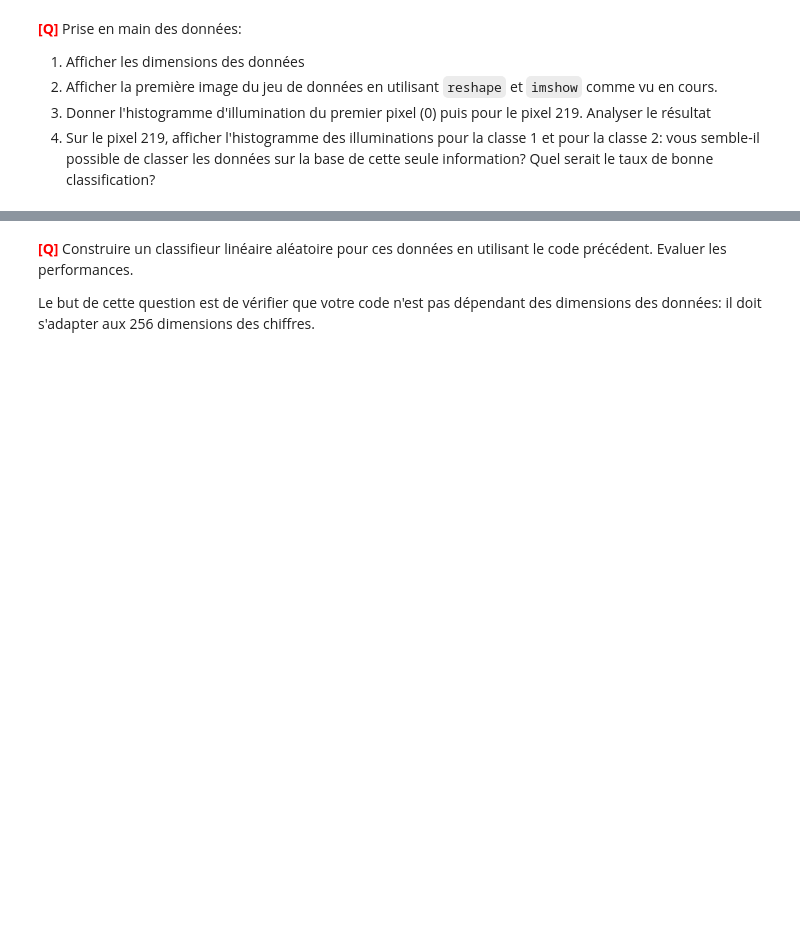
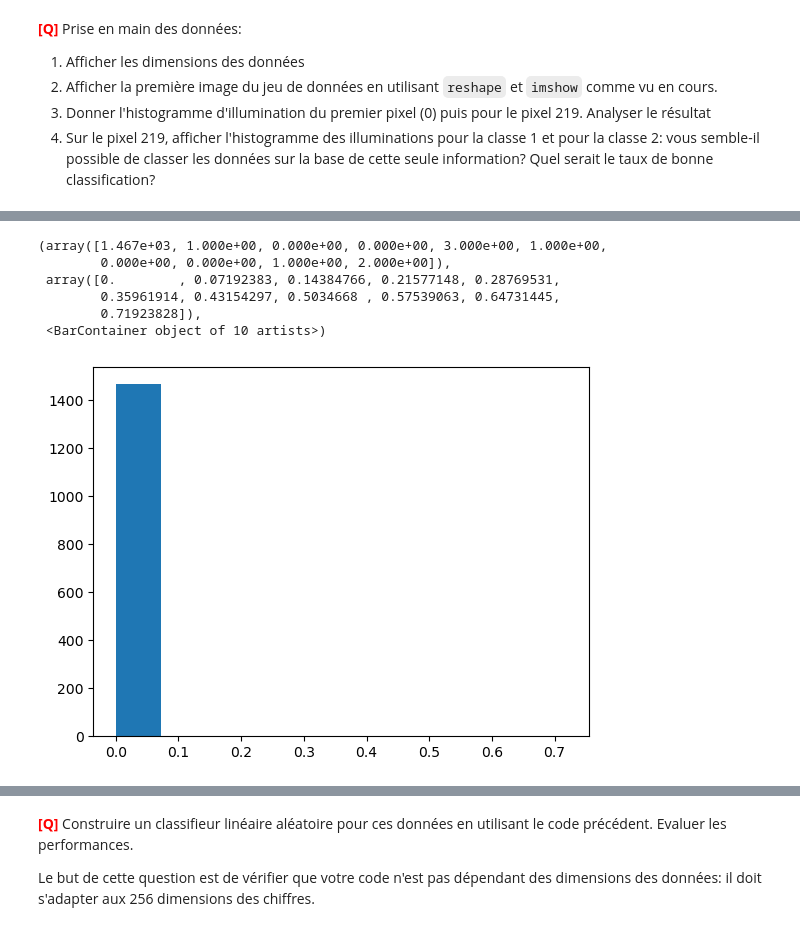
Before and after one commit to ZhouRUNLIN/LU3IN026-AI-DataScience, a Jupyter notebook: tme-02/tme-02.ipynb, the cells around one changed output, grey strips where cells are left out. Saved outputs shown, nothing was run; the diff lists cells and outputs as text; code cells hidden in the pictures; blank space fills up the shorter version.

```diff
--- a/tme-02/tme-02.ipynb
+++ b/tme-02/tme-02.ipynb
@@ -898,0 +906,10 @@ X12 = np.where(X == 1,1,-1)
+# %%
+plt.hist(X12[:,0])
+# %% [output]
+(array([1.467e+03, 1.000e+00, 0.000e+00, 0.000e+00, 3.000e+00, 1.000e+00,
+        0.000e+00, 0.000e+00, 1.000e+00, 2.000e+00]),
+ array([0.        , 0.07192383, 0.14384766, 0.21577148, 0.28769531,
+        0.35961914, 0.43154297, 0.5034668 , 0.57539063, 0.64731445,
+        0.71923828]),
+ <BarContainer object of 10 artists>)
+[figure, added]
```
Also changed, not shown: parts of 16 cells of this notebook.
